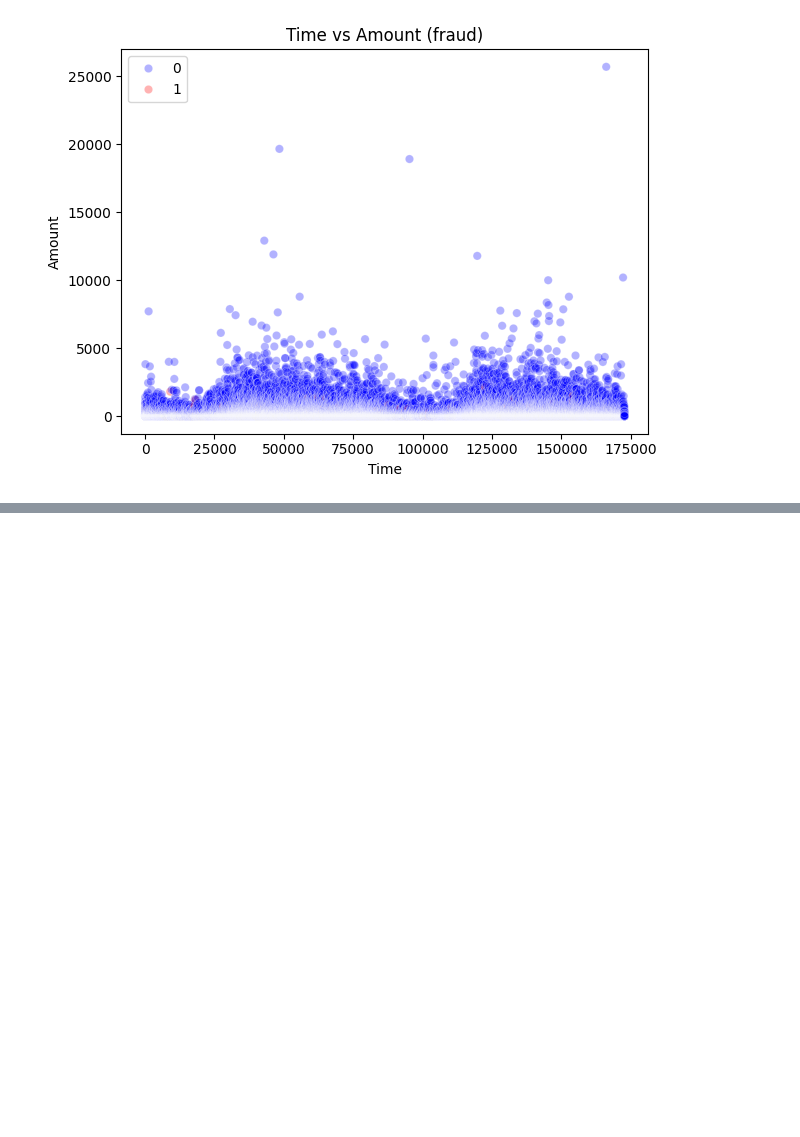
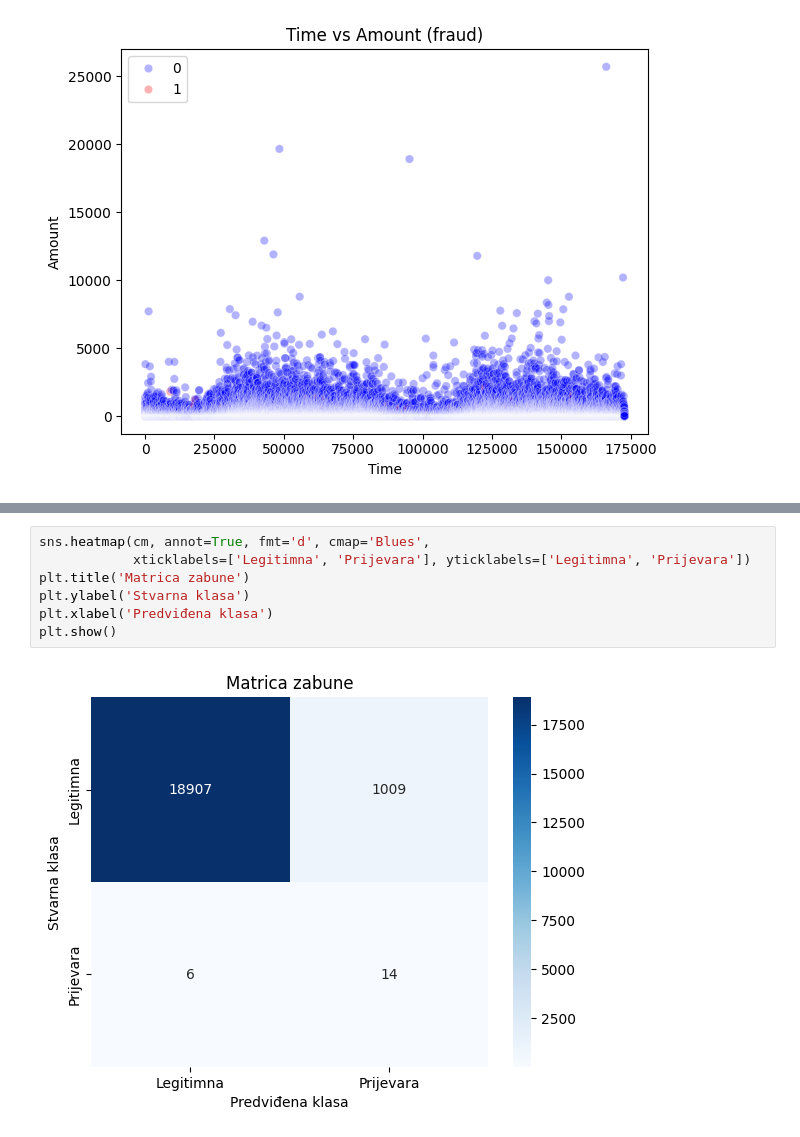
Before and after one commit to klarastankovic/anomaly-detection, a Jupyter notebook: isolation-forest/isolation_forest.ipynb, the cells around one changed output, grey strips where cells are left out. Drawn from its saved outputs; the diff is of its cells as text; blank space fills up the shorter version.

```diff
--- a/isolation-forest/isolation_forest.ipynb
+++ b/isolation-forest/isolation_forest.ipynb
@@ -417,0 +197,9 @@ Model and scaler saved.
+# %%
+sns.heatmap(cm, annot=True, fmt='d', cmap='Blues',
+            xticklabels=['Legitimna', 'Prijevara'], yticklabels=['Legitimna', 'Prijevara'])
+plt.title('Matrica zabune')
+plt.ylabel('Stvarna klasa')
+plt.xlabel('Predviđena klasa')
+plt.show()
+# %% [output]
+[figure, added]
```
Also changed, not shown: parts of 56 cells of this notebook, 8 other files.
